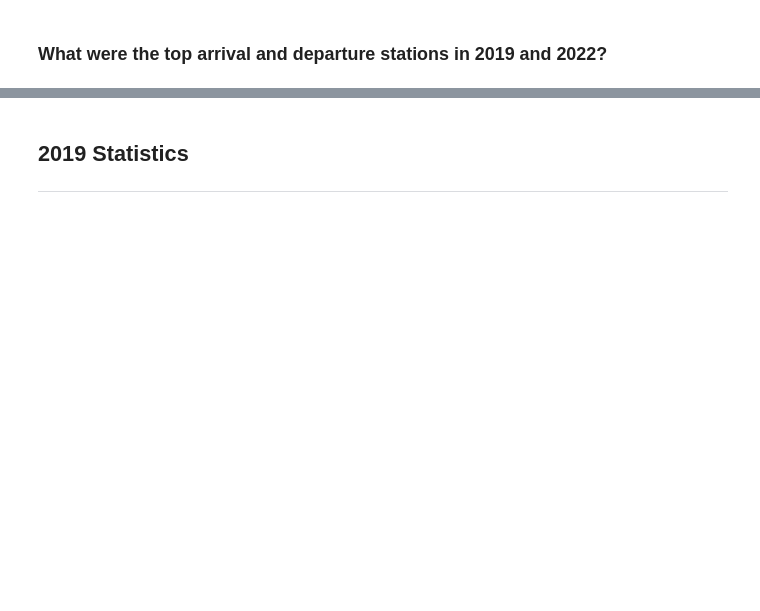
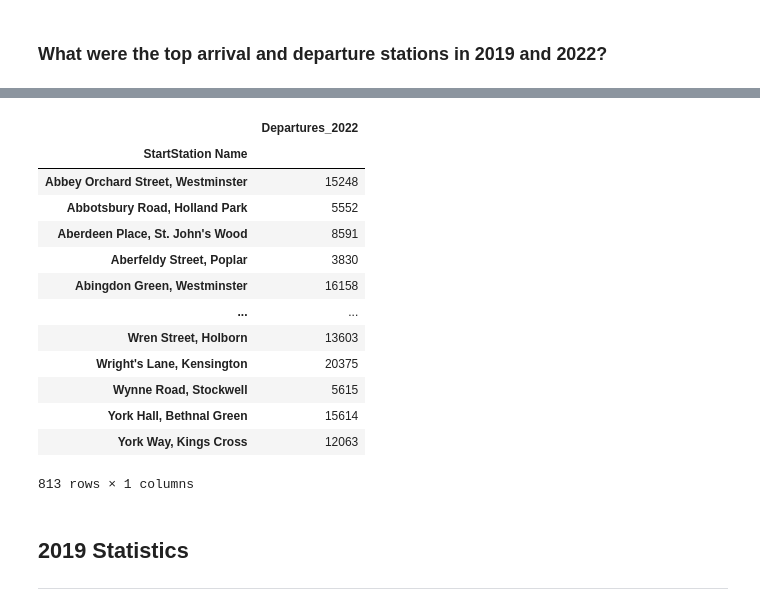
Before and after one commit to elrhmo/TfL_Bike_Analysis, a Jupyter notebook: analysis.ipynb, the cells around one changed output, grey strips where cells are left out. Saved outputs shown, nothing was run; the diff lists cells and outputs as text; code cells hidden in the pictures; blank space fills up the shorter version.

```diff
--- a/analysis.ipynb
+++ b/analysis.ipynb
@@ -356,3 +444,24 @@ departures_2022.sort_values(by='Rental Id', ascending=False).head(10)
 | Wellington Arch, Hyde Park | 47889 | 41710 | 47889 | 47889 | 39910 | 47889 | 47889 | ... |
 | Duke Street Hill, London Bridge | 47149 | 37064 | 47149 | 47149 | 35843 | 47149 | 47149 | ... |
 | Black Lion Gate, Kensington Gardens | 46684 | 39203 | 46684 | 46684 | 37465 | 46684 | 46684 | ... |
+# %%
+# dropping unwanted columns
+departures_drop = departures_2022.drop(departures_2022.columns[1:], axis=1)
+# renaming column
+departures_drop = departures_drop.rename(columns={'Rental Id': 'Departures_2022'})
+departures_drop
+# %% [output]
+|  | Departures_2022 |
+| StartStation Name |  |
+| Abbey Orchard Street, Westminster | 15248 |
+| Abbotsbury Road, Holland Park | 5552 |
+| Aberdeen Place, St. John's Wood | 8591 |
+| Aberfeldy Street, Poplar | 3830 |
+| Abingdon Green, Westminster | 16158 |
+| ... | ... |
+| Wren Street, Holborn | 13603 |
+| Wright's Lane, Kensington | 20375 |
+| Wynne Road, Stockwell | 5615 |
+| York Hall, Bethnal Green | 15614 |
+| York Way, Kings Cross | 12063 |
+813 rows × 1 columns
```
Also changed, not shown: parts of 14 cells of this notebook.
